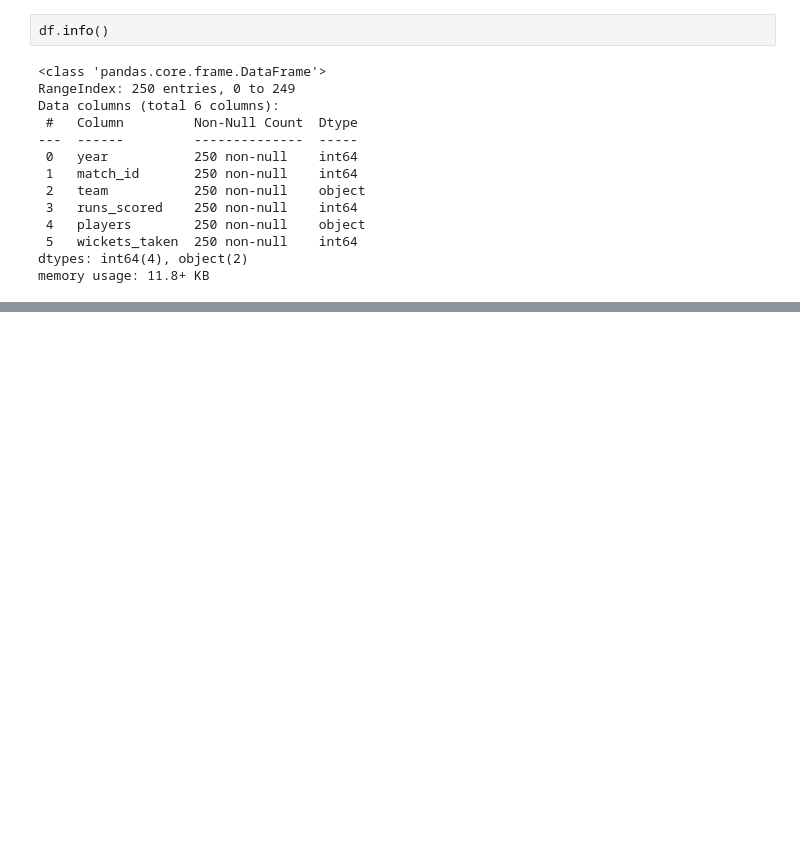
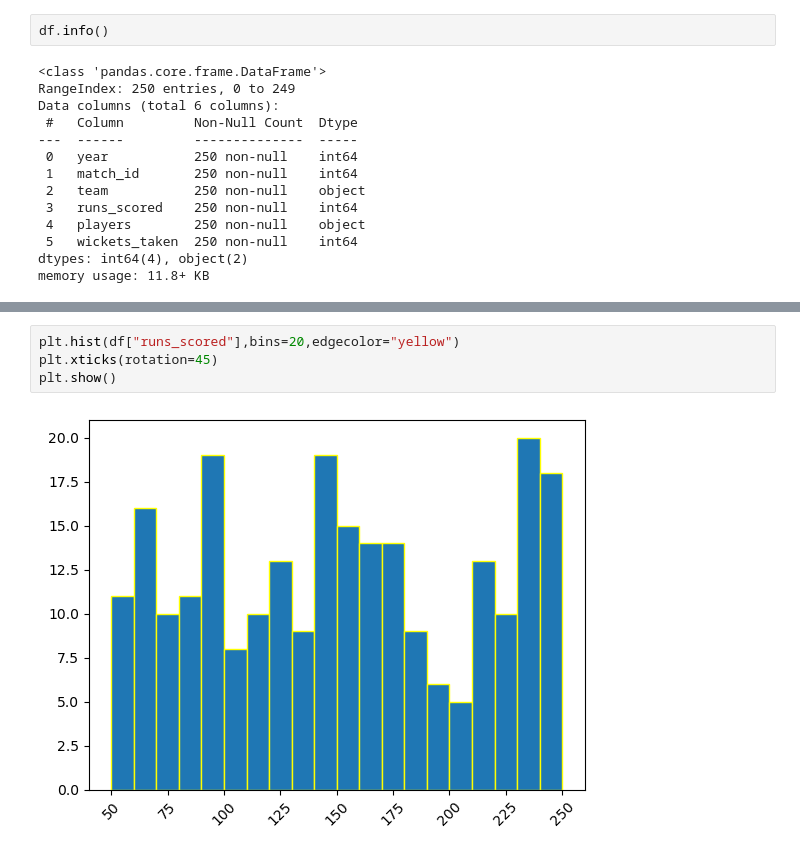
Before and after one commit to Parinita-Jain/ITvedant, a Jupyter notebook: AWP/AWP/Visualization.ipynb, the cells around one changed output, grey strips where cells are left out. Drawn from its saved outputs; the diff is of its cells as text; blank space fills up the shorter version.

```diff
--- a/AWP/AWP/Visualization.ipynb
+++ b/AWP/AWP/Visualization.ipynb
@@ -236,0 +63,6 @@ g.map(sns.histplot,"runs_scored",kde=True)
+# %%
+plt.hist(df["runs_scored"],bins=20,edgecolor="yellow")
+plt.xticks(rotation=45)
+plt.show()
+# %% [output]
+[figure, added]
```
Also changed, not shown: parts of 48 cells of this notebook.
